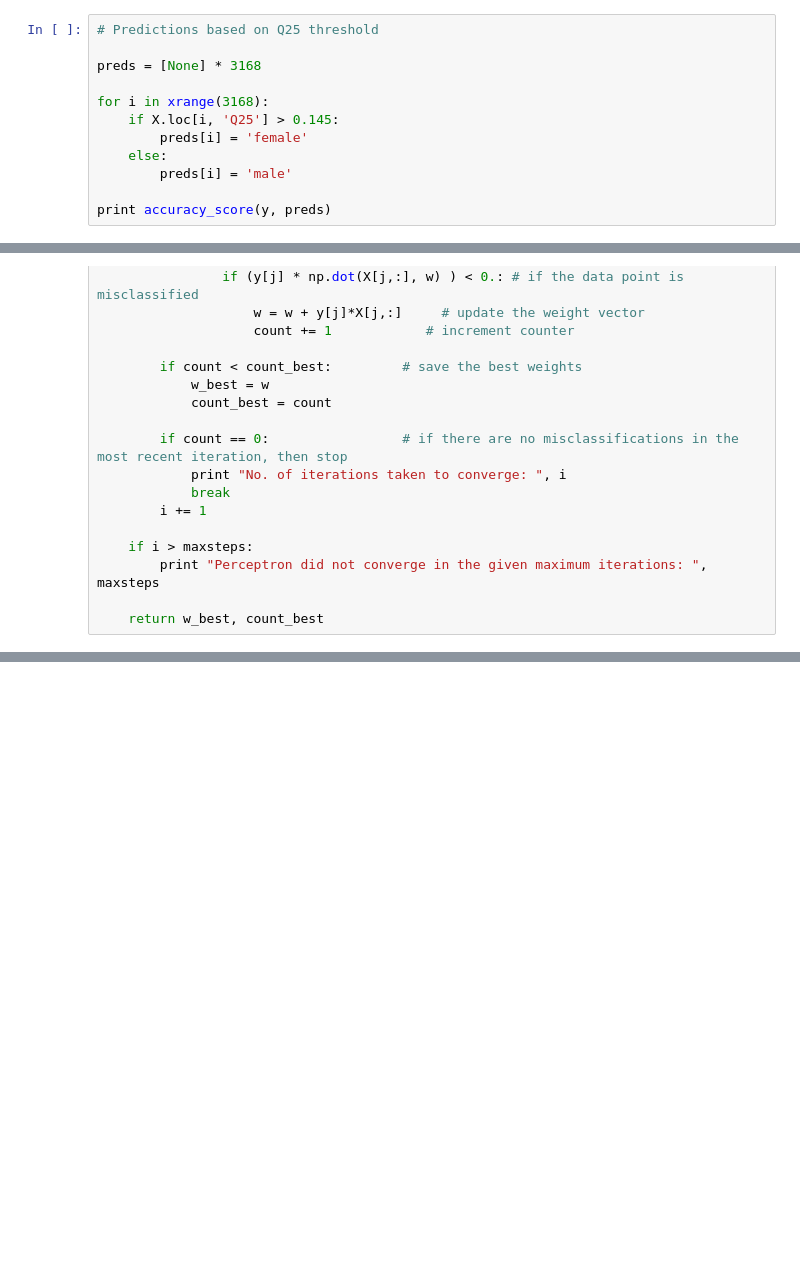
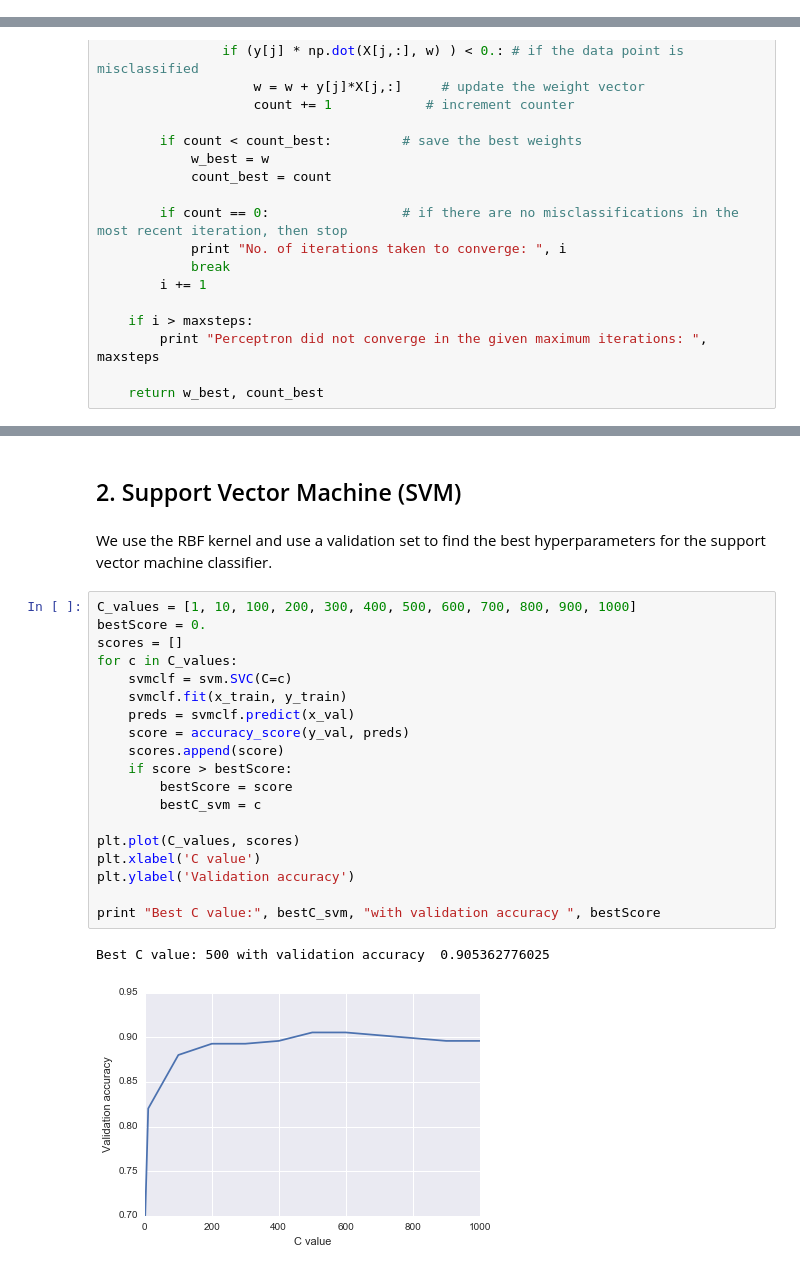
Before and after one commit to ps882/ORIE4741-Project, a Jupyter notebook: VoiceGenderClassification.ipynb, the cells around one changed output, grey strips where cells are left out. Cells and saved outputs as stored; diff of their text form; blank space fills up the shorter version.

```diff
--- a/VoiceGenderClassification.ipynb
+++ b/VoiceGenderClassification.ipynb
@@ -200,12 +117,0 @@ plt.savefig("box_Q25.png")
-# %%
-# Predictions based on Q25 threshold
-
-preds = [None] * 3168
-
-for i in xrange(3168):
-    if X.loc[i, 'Q25'] > 0.145:
-        preds[i] = 'female'
-    else:
-        preds[i] = 'male'
-
-print accuracy_score(y, preds)
@@ -294,0 +227,26 @@ count
+# %% [markdown]
+## 2. Support Vector Machine (SVM)
+# %% [markdown]
+We use the RBF kernel and use a validation set to find the best hyperparameters for the support vector machine classifier.
+# %%
+C_values = [1, 10, 100, 200, 300, 400, 500, 600, 700, 800, 900, 1000]
+bestScore = 0.
+scores = []
+for c in C_values:
+    svmclf = svm.SVC(C=c)
+    svmclf.fit(x_train, y_train)
+    preds = svmclf.predict(x_val)
+    score = accuracy_score(y_val, preds)
+    scores.append(score)
+    if score > bestScore:
+        bestScore = score
+        bestC_svm = c
+
+plt.plot(C_values, scores)
+plt.xlabel('C value')
+plt.ylabel('Validation accuracy')
+
+print "Best C value:", bestC_svm, "with validation accuracy ", bestScore
+# %% [output]
+Best C value: 500 with validation accuracy  0.905362776025
+[figure, added]
```
Also changed, not shown: parts of 63 cells of this notebook.
